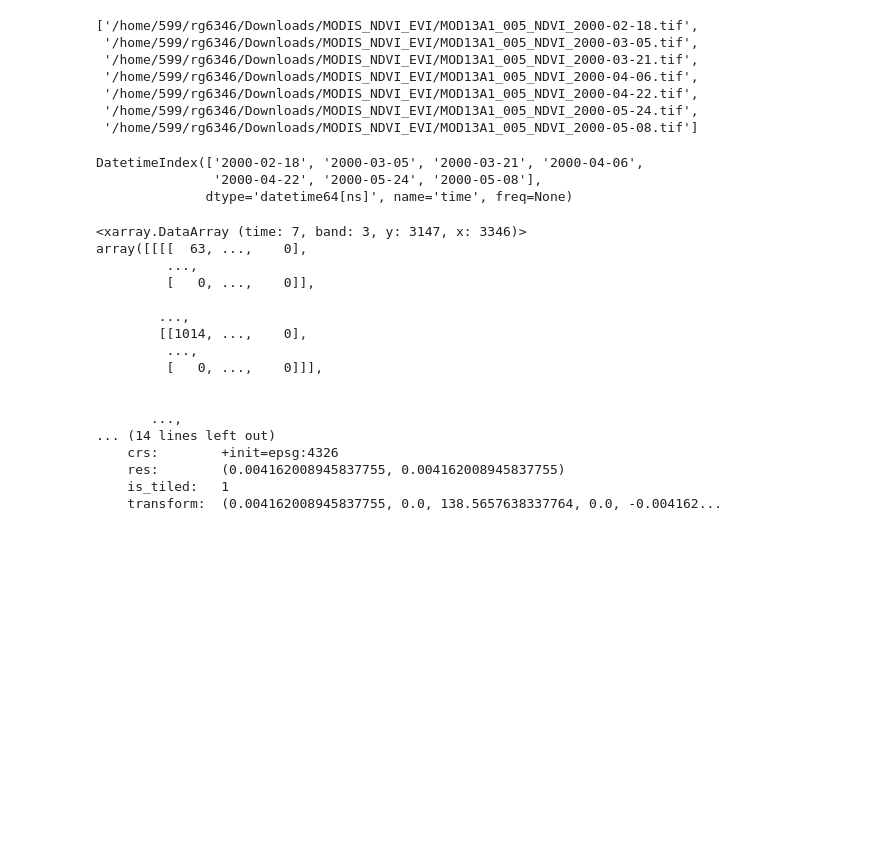
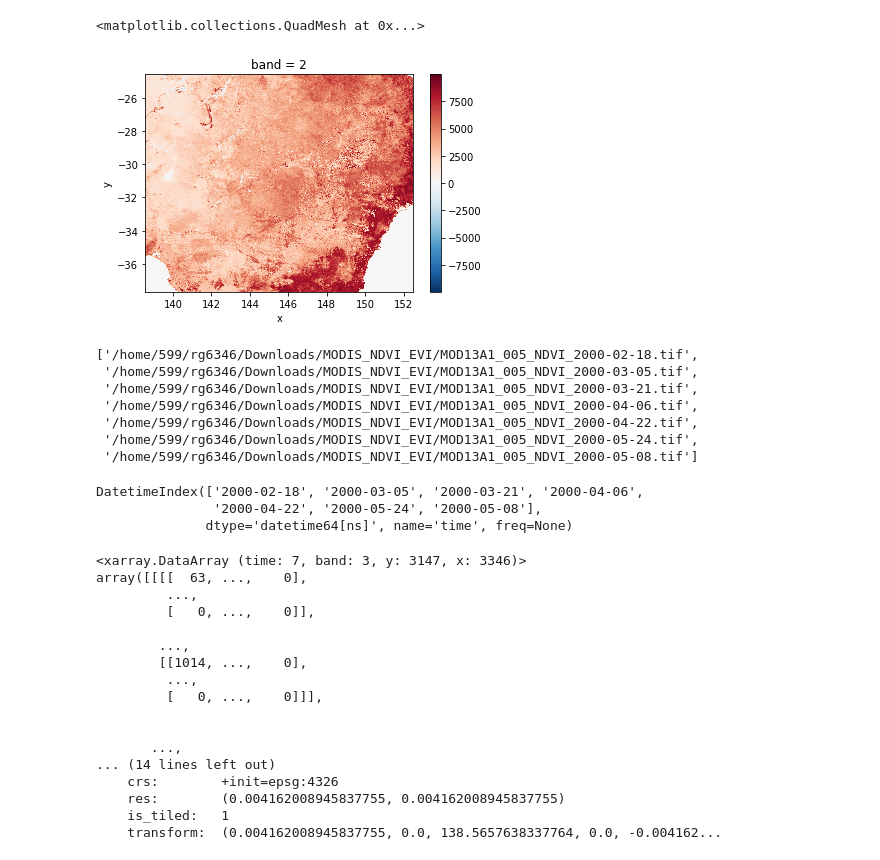
Before and after one commit to ozewex/team-drip, a Jupyter notebook: notebooks/gr/GR_TIFf2TS_NDVI_EVI.ipynb, the cells around one changed output. Drawn from its saved outputs; the diff is of its cells as text; code cells hidden in the pictures; blank space fills up the shorter version.

```diff
--- a/notebooks/gr/GR_TIFf2TS_NDVI_EVI.ipynb
+++ b/notebooks/gr/GR_TIFf2TS_NDVI_EVI.ipynb
@@ -104,0 +101,6 @@ array([[[[  63, ...,    0],
+# %%
+%matplotlib inline
+a.plot()
+# %% [output]
+<matplotlib.collections.QuadMesh at 0x...>
+[figure, added]
```
Also changed, not shown: parts of 20 cells of this notebook, 1 other file.
